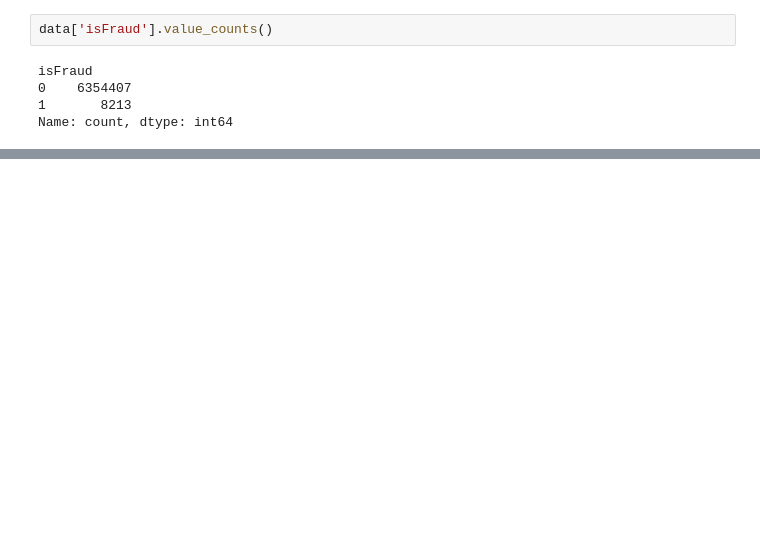
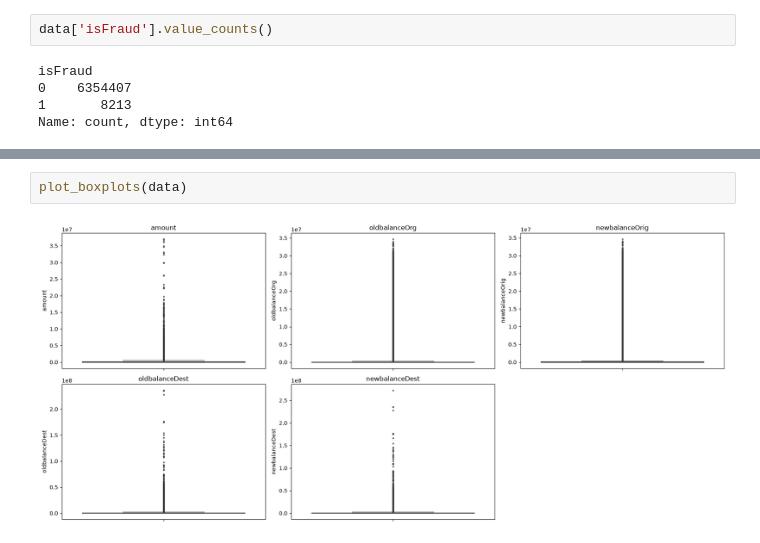
Before and after one commit to youssefelzahar/Real-Time-Transaction-Fraud-Detection, a Jupyter notebook: notebooks/01_eda_and_modeling.ipynb, the cells around one changed output, grey strips where cells are left out. Cells and saved outputs as stored; diff of their text form; blank space fills up the shorter version.

```diff
--- a/notebooks/01_eda_and_modeling.ipynb
+++ b/notebooks/01_eda_and_modeling.ipynb
@@ -117,0 +243,4 @@ fraud.head(50)
+# %%
+plot_boxplots(data)
+# %% [output]
+[figure, added]
```
Also changed, not shown: parts of 29 cells of this notebook, 13 other files.
